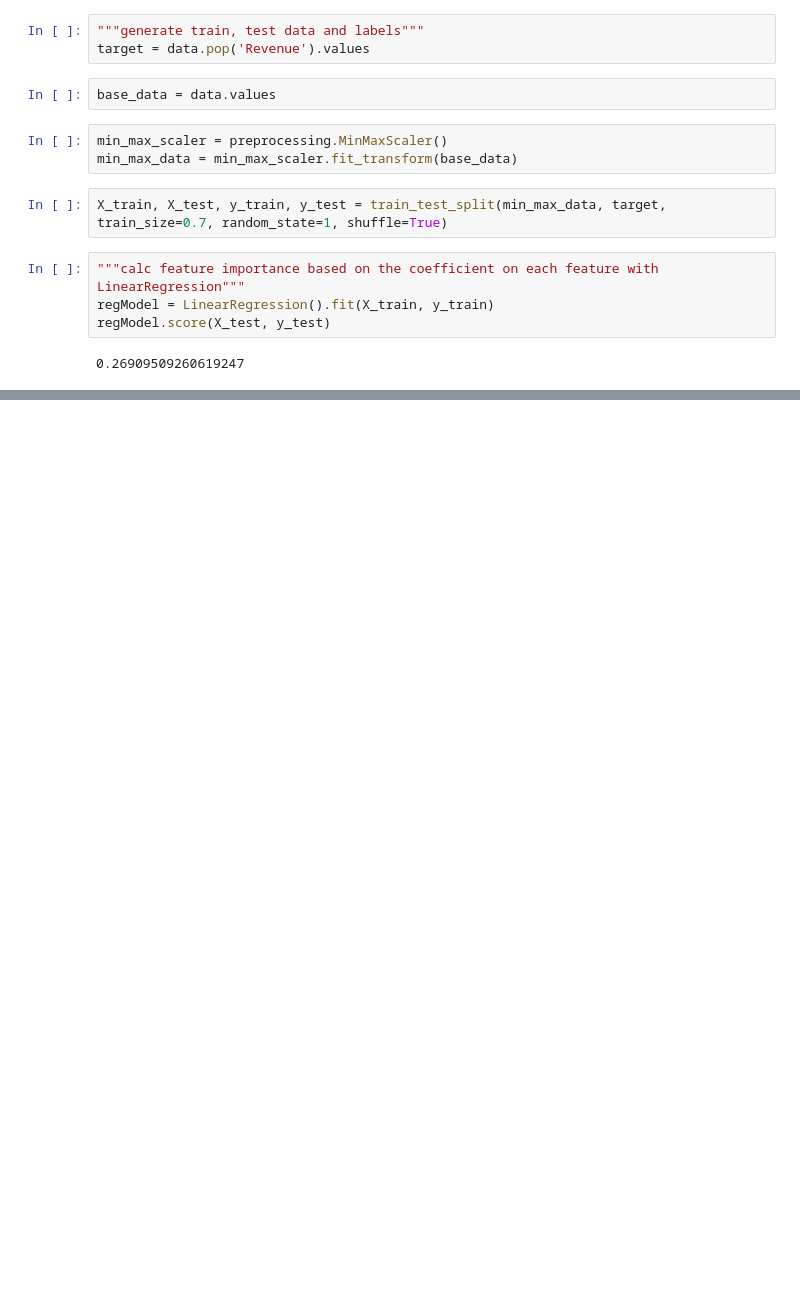
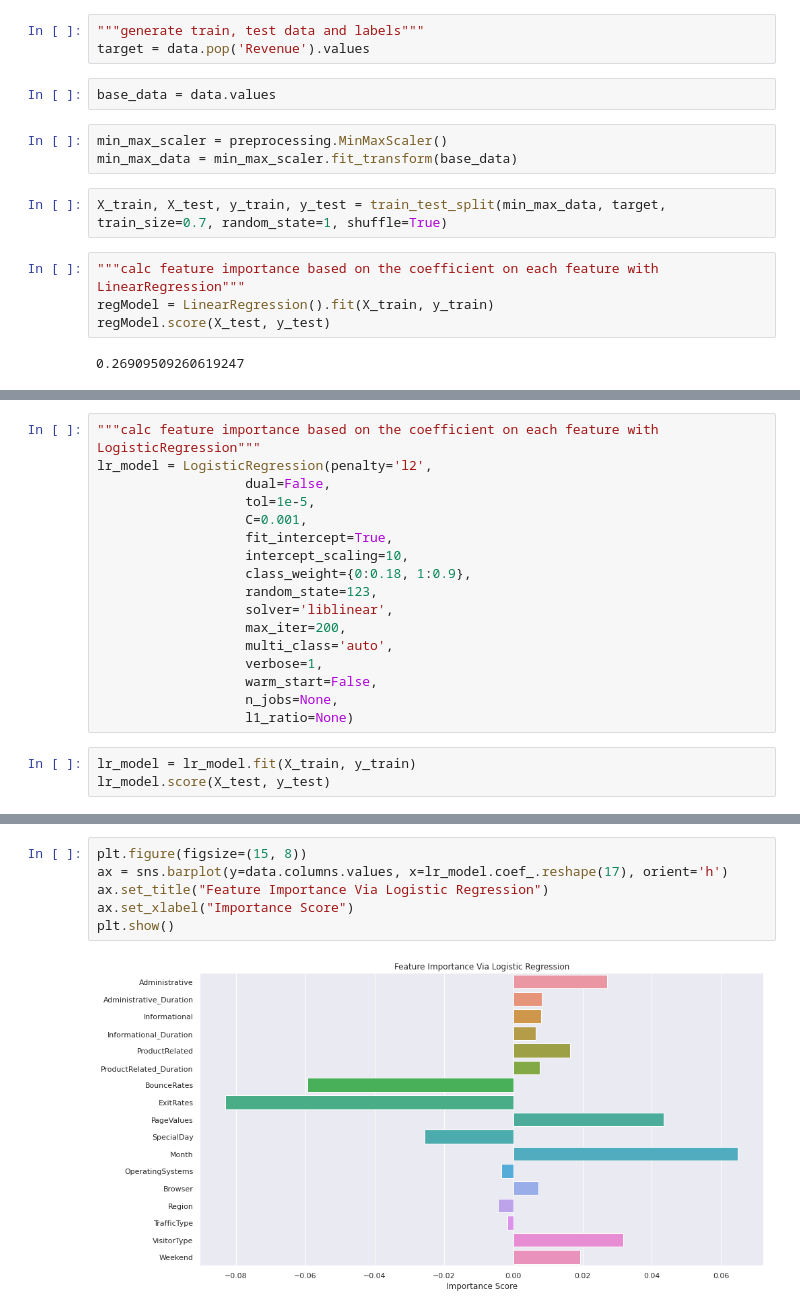
Before and after one commit to mlmaster1995/machine-learning-portforlio-python, a Jupyter notebook: online_shoppers_intention/Data Preprocessing and Analysis.ipynb, the cells around one changed output, grey strips where cells are left out. Cells and saved outputs as stored; diff of their text form; blank space fills up the shorter version.

```diff
--- a/online_shoppers_intention/Data Preprocessing and Analysis.ipynb
+++ b/online_shoppers_intention/Data Preprocessing and Analysis.ipynb
@@ -284,0 +300,20 @@ plt.show()
+# %%
+"""calc feature importance based on the coefficient on each feature with LogisticRegression"""
+lr_model = LogisticRegression(penalty='l2',
+                   dual=False,
+                   tol=1e-5,
+                   C=0.001,
+                   fit_intercept=True,
+                   intercept_scaling=10,
+                   class_weight={0:0.18, 1:0.9},
+                   random_state=123,
+                   solver='liblinear',
+                   max_iter=200,
+                   multi_class='auto',
+                   verbose=1,
+                   warm_start=False,
+                   n_jobs=None,
+                   l1_ratio=None)
+# %%
+lr_model = lr_model.fit(X_train, y_train)
+lr_model.score(X_test, y_test)
@@ -284,0 +330,8 @@ plt.show()
+# %%
+plt.figure(figsize=(15, 8))
+ax = sns.barplot(y=data.columns.values, x=lr_model.coef_.reshape(17), orient='h')
+ax.set_title("Feature Importance Via Logistic Regression")
+ax.set_xlabel("Importance Score")
+plt.show()
+# %% [output]
+[figure, added]
```
Also changed, not shown: parts of 10 cells of this notebook.
